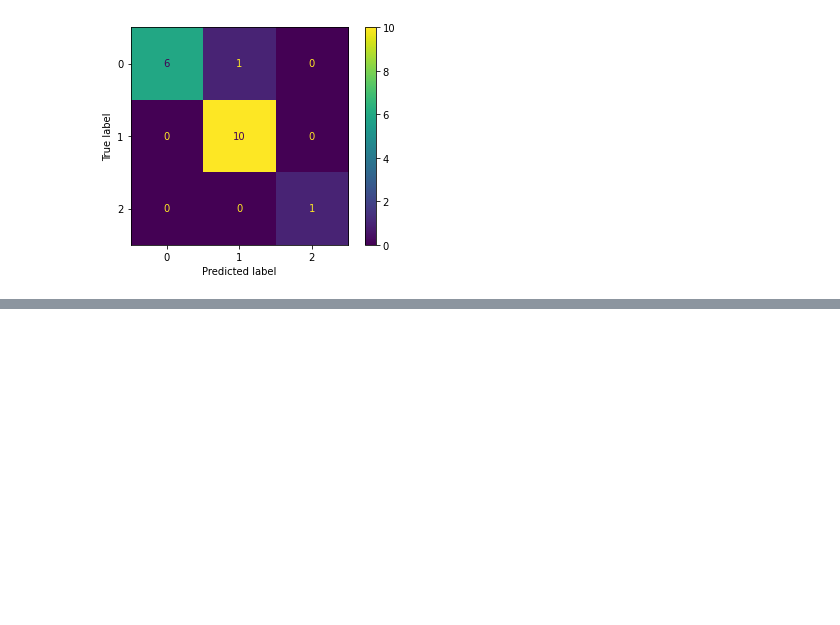
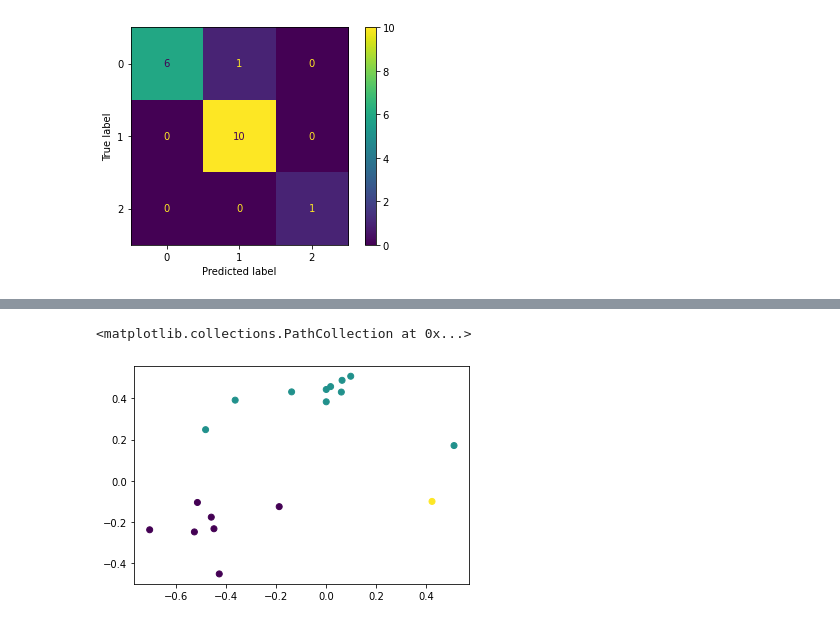
Before and after one commit to TamaraCucumides/TallerPythonMIA, a Jupyter notebook: Sesion 4 - Sklearn y Scipy.stats/Sklearn.ipynb, the cells around one changed output, grey strips where cells are left out. Saved outputs shown, nothing was run; the diff lists cells and outputs as text; code cells hidden in the pictures; blank space fills up the shorter version.

```diff
--- a/Sesion 4 - Sklearn y Scipy.stats/Sklearn.ipynb
+++ b/Sesion 4 - Sklearn y Scipy.stats/Sklearn.ipynb
@@ -283,0 +391,5 @@ plot_confusion_matrix(model, X_test, y_test)
+# %%
+plt.scatter(X_test[:, 0], X_test[:, 1], c=y_test)
+# %% [output]
+<matplotlib.collections.PathCollection at 0x...>
+[figure, added]
```
Also changed, not shown: parts of 36 cells of this notebook.
